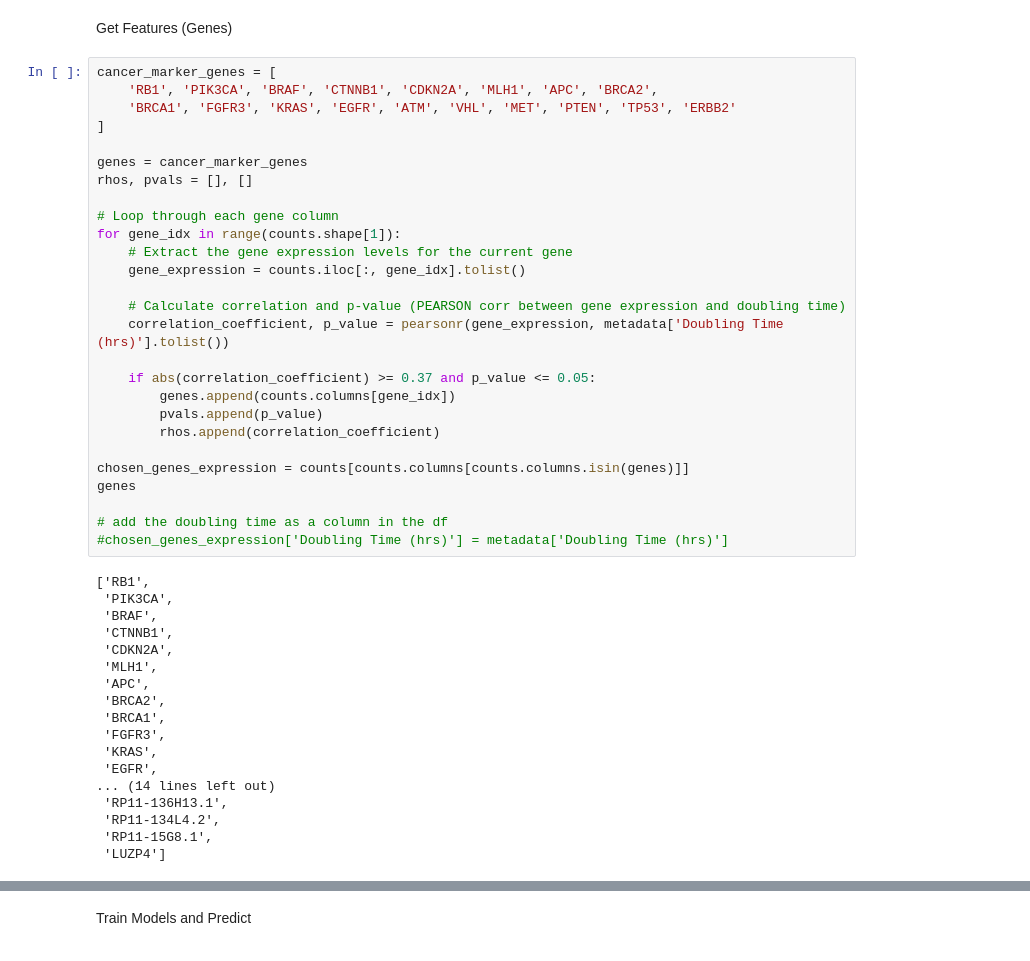
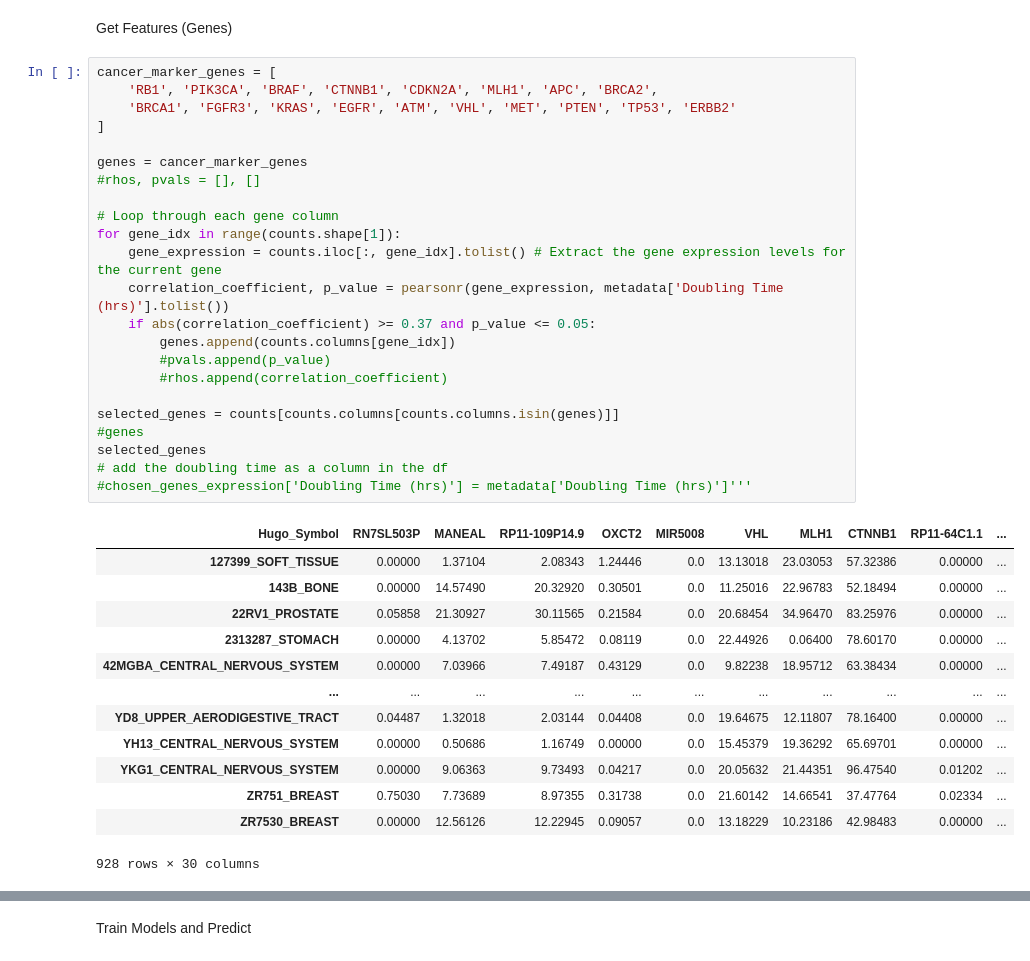
Before and after one commit to Gemini196/BioInformatics_, a Jupyter notebook: project_notebook.ipynb, the cells around one changed output, grey strips where cells are left out. Cells and saved outputs as stored; diff of their text form.

```diff
--- a/project_notebook.ipynb
+++ b/project_notebook.ipynb
@@ -264,45 +281,37 @@ Get Features (Genes)
 # %%
 cancer_marker_genes = [
     'RB1', 'PIK3CA', 'BRAF', 'CTNNB1', 'CDKN2A', 'MLH1', 'APC', 'BRCA2',
     'BRCA1', 'FGFR3', 'KRAS', 'EGFR', 'ATM', 'VHL', 'MET', 'PTEN', 'TP53', 'ERBB2'
 ]
 
 genes = cancer_marker_genes
-rhos, pvals = [], []
+#rhos, pvals = [], []
 
 # Loop through each gene column
 for gene_idx in range(counts.shape[1]):
-    # Extract the gene expression levels for the current gene
-    gene_expression = counts.iloc[:, gene_idx].tolist()
-
-    # Calculate correlation and p-value (PEARSON corr between gene expression and doubling time)
+    gene_expression = counts.iloc[:, gene_idx].tolist() # Extract the gene expression levels for the current gene
     correlation_coefficient, p_value = pearsonr(gene_expression, metadata['Doubling Time (hrs)'].tolist())
-
     if abs(correlation_coefficient) >= 0.37 and p_value <= 0.05:
         genes.append(counts.columns[gene_idx])
-        pvals.append(p_value)
-        rhos.append(correlation_coefficient)
+        #pvals.append(p_value)
+        #rhos.append(correlation_coefficient)
 
-chosen_genes_expression = counts[counts.columns[counts.columns.isin(genes)]]
-genes
-
+selected_genes = counts[counts.columns[counts.columns.isin(genes)]]
+#genes
+selected_genes
 # add the doubling time as a column in the df
-#chosen_genes_expression['Doubling Time (hrs)'] = metadata['Doubling Time (hrs)']
+#chosen_genes_expression['Doubling Time (hrs)'] = metadata['Doubling Time (hrs)']'''
 # %% [output]
+| Hugo_Symbol | RN7SL503P | MANEAL | RP11-109P14.9 | OXCT2 | MIR5008 | VHL | MLH1 | CTNNB1 | RP11-64C1.1 | ... |
+| 127399_SOFT_TISSUE | 0.00000 | 1.37104 | 2.08343 | 1.24446 | 0.0 | 13.13018 | 23.03053 | 57.32386 | 0.00000 | ... |
+| 143B_BONE | 0.00000 | 14.57490 | 20.32920 | 0.30501 | 0.0 | 11.25016 | 22.96783 | 52.18494 | 0.00000 | ... |
+| 22RV1_PROSTATE | 0.05858 | 21.30927 | 30.11565 | 0.21584 | 0.0 | 20.68454 | 34.96470 | 83.25976 | 0.00000 | ... |
+| 2313287_STOMACH | 0.00000 | 4.13702 | 5.85472 | 0.08119 | 0.0 | 22.44926 | 0.06400 | 78.60170 | 0.00000 | ... |
+| 42MGBA_CENTRAL_NERVOUS_SYSTEM | 0.00000 | 7.03966 | 7.49187 | 0.43129 | 0.0 | 9.82238 | 18.95712 | 63.38434 | 0.00000 | ... |
+| ... | ... | ... | ... | ... | ... | ... | ... | ... | ... | ... |
+| YD8_UPPER_AERODIGESTIVE_TRACT | 0.04487 | 1.32018 | 2.03144 | 0.04408 | 0.0 | 19.64675 | 12.11807 | 78.16400 | 0.00000 | ... |
+| YH13_CENTRAL_NERVOUS_SYSTEM | 0.00000 | 0.50686 | 1.16749 | 0.00000 | 0.0 | 15.45379 | 19.36292 | 65.69701 | 0.00000 | ... |
+| YKG1_CENTRAL_NERVOUS_SYSTEM | 0.00000 | 9.06363 | 9.73493 | 0.04217 | 0.0 | 20.05632 | 21.44351 | 96.47540 | 0.01202 | ... |
+| ZR751_BREAST | 0.75030 | 7.73689 | 8.97355 | 0.31738 | 0.0 | 21.60142 | 14.66541 | 37.47764 | 0.02334 | ... |
+| ZR7530_BREAST | 0.00000 | 12.56126 | 12.22945 | 0.09057 | 0.0 | 13.18229 | 10.23186 | 42.98483 | 0.00000 | ... |
-['RB1',
- 'PIK3CA',
- 'BRAF',
- 'CTNNB1',
- 'CDKN2A',
- 'MLH1',
- 'APC',
- 'BRCA2',
- 'BRCA1',
- 'FGFR3',
- 'KRAS',
- 'EGFR',
-... (14 lines left out)
- 'RP11-136H13.1',
- 'RP11-134L4.2',
- 'RP11-15G8.1',
- 'LUZP4']
+928 rows × 30 columns
```
Also changed, not shown: parts of 9 cells of this notebook.
